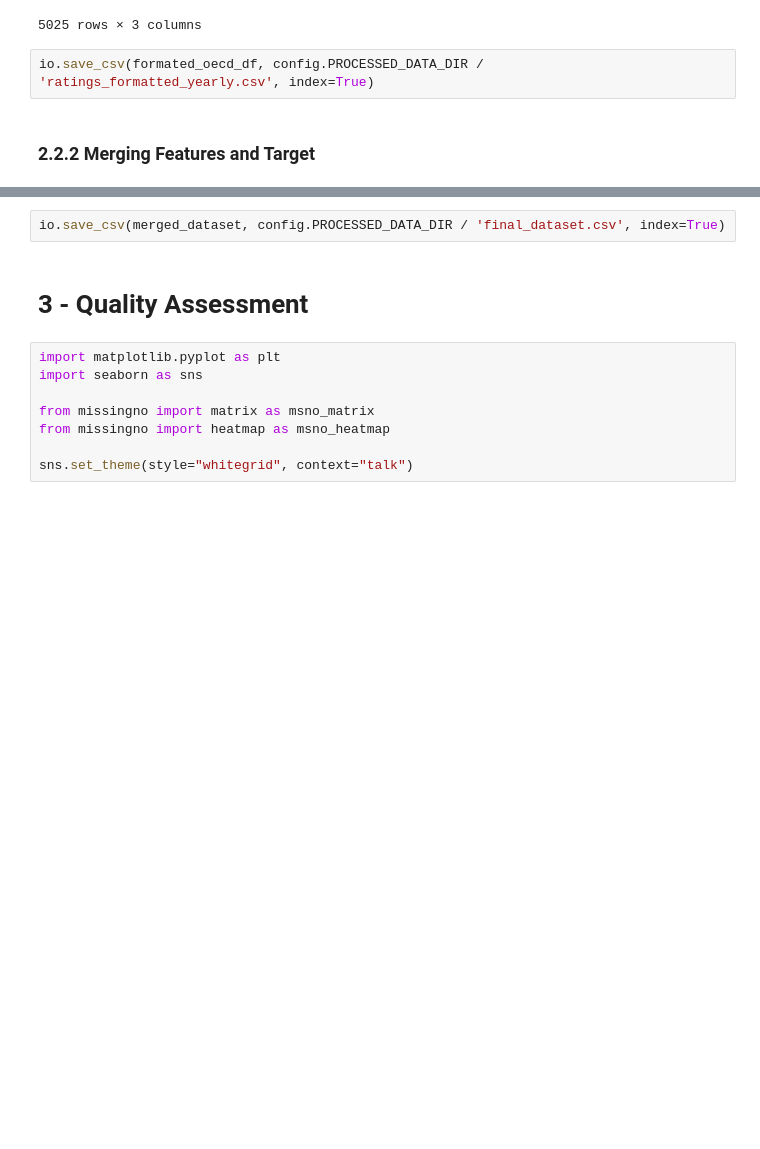
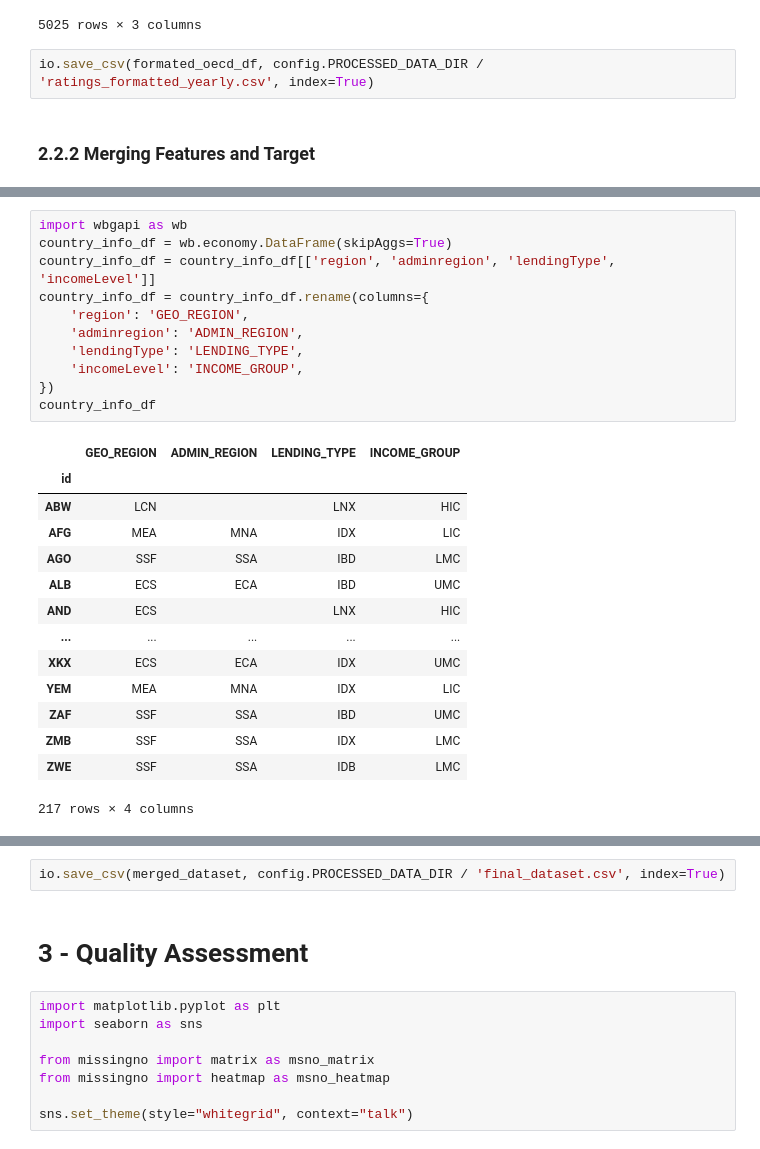
Before and after one commit to hippograndet/country_risk_rating, a Jupyter notebook: notebooks/02-Data_Intigration.ipynb, the cells around one changed output, grey strips where cells are left out. Saved outputs shown, nothing was run; the diff lists cells and outputs as text; blank space fills up the shorter version.

```diff
--- a/notebooks/02-Data_Intigration.ipynb
+++ b/notebooks/02-Data_Intigration.ipynb
@@ -124 +101,27 @@ countries_info_df
+# %%
+import wbgapi as wb
+country_info_df = wb.economy.DataFrame(skipAggs=True)
+country_info_df = country_info_df[['region', 'adminregion', 'lendingType', 'incomeLevel']]
+country_info_df = country_info_df.rename(columns={
+    'region': 'GEO_REGION',
+    'adminregion': 'ADMIN_REGION',
+    'lendingType': 'LENDING_TYPE',
+    'incomeLevel': 'INCOME_GROUP',
+})
+country_info_df
+# %% [output]
+|  | GEO_REGION | ADMIN_REGION | LENDING_TYPE | INCOME_GROUP |
+| id |  |  |  |  |
+| ABW | LCN |  | LNX | HIC |
+| AFG | MEA | MNA | IDX | LIC |
+| AGO | SSF | SSA | IBD | LMC |
+| ALB | ECS | ECA | IBD | UMC |
+| AND | ECS |  | LNX | HIC |
+| ... | ... | ... | ... | ... |
+| XKX | ECS | ECA | IDX | UMC |
+| YEM | MEA | MNA | IDX | LIC |
+| ZAF | SSF | SSA | IBD | UMC |
+| ZMB | SSF | SSA | IDX | LMC |
+| ZWE | SSF | SSA | IDB | LMC |
+217 rows × 4 columns
 # %%
```
Also changed, not shown: parts of 10 cells of this notebook, 8 other files.
